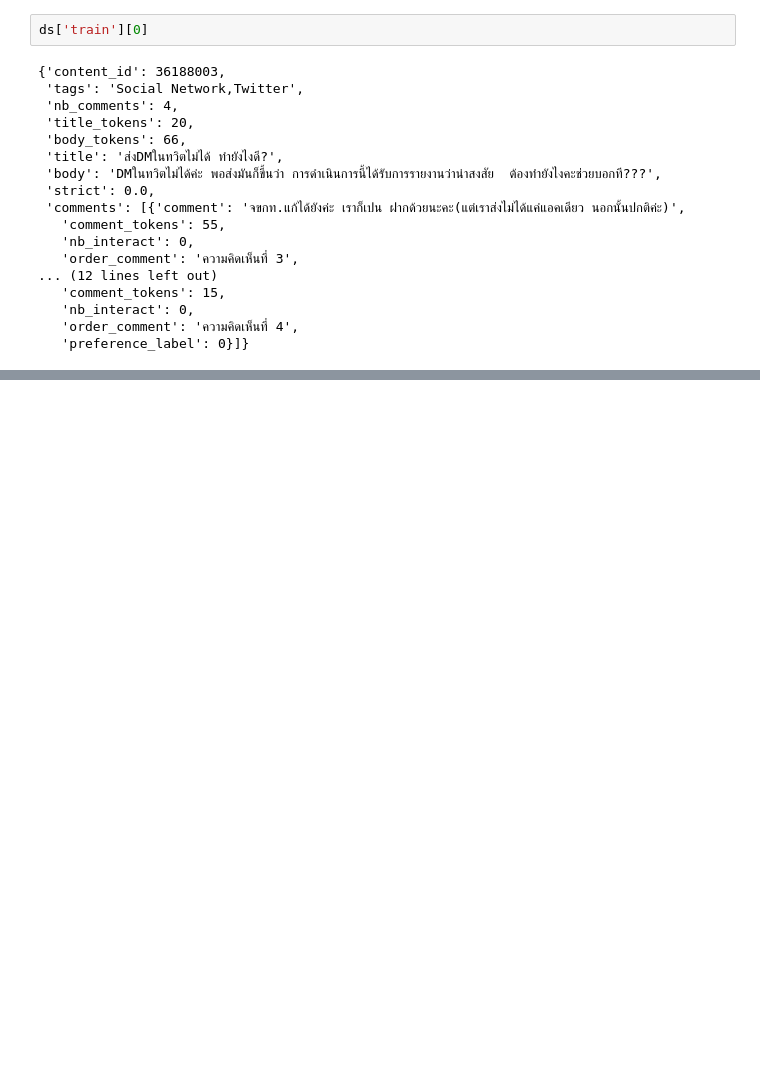
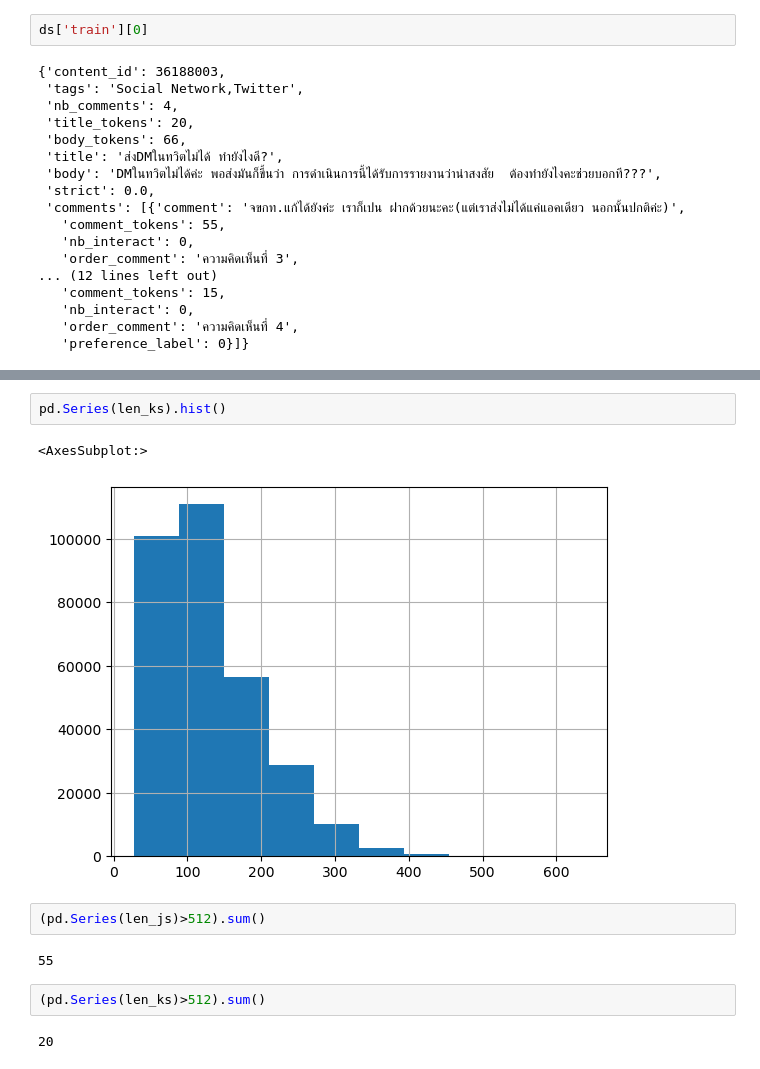
Before and after one commit to PyThaiNLP/WangChanGLM, a Jupyter notebook: notebook/process_pantip_large.ipynb, the cells around one changed output, grey strips where cells are left out. Saved outputs shown, nothing was run; the diff lists cells and outputs as text; blank space fills up the shorter version.

```diff
--- a/notebook/process_pantip_large.ipynb
+++ b/notebook/process_pantip_large.ipynb
@@ -337,0 +442,13 @@ Pushing split train to the Hub.
+# %%
+pd.Series(len_ks).hist()
+# %% [output]
+<AxesSubplot:>
+[figure, added]
+# %%
+(pd.Series(len_js)>512).sum()
+# %% [output]
+55
+# %%
+(pd.Series(len_ks)>512).sum()
+# %% [output]
+20
```
Also changed, not shown: parts of 21 cells of this notebook.
